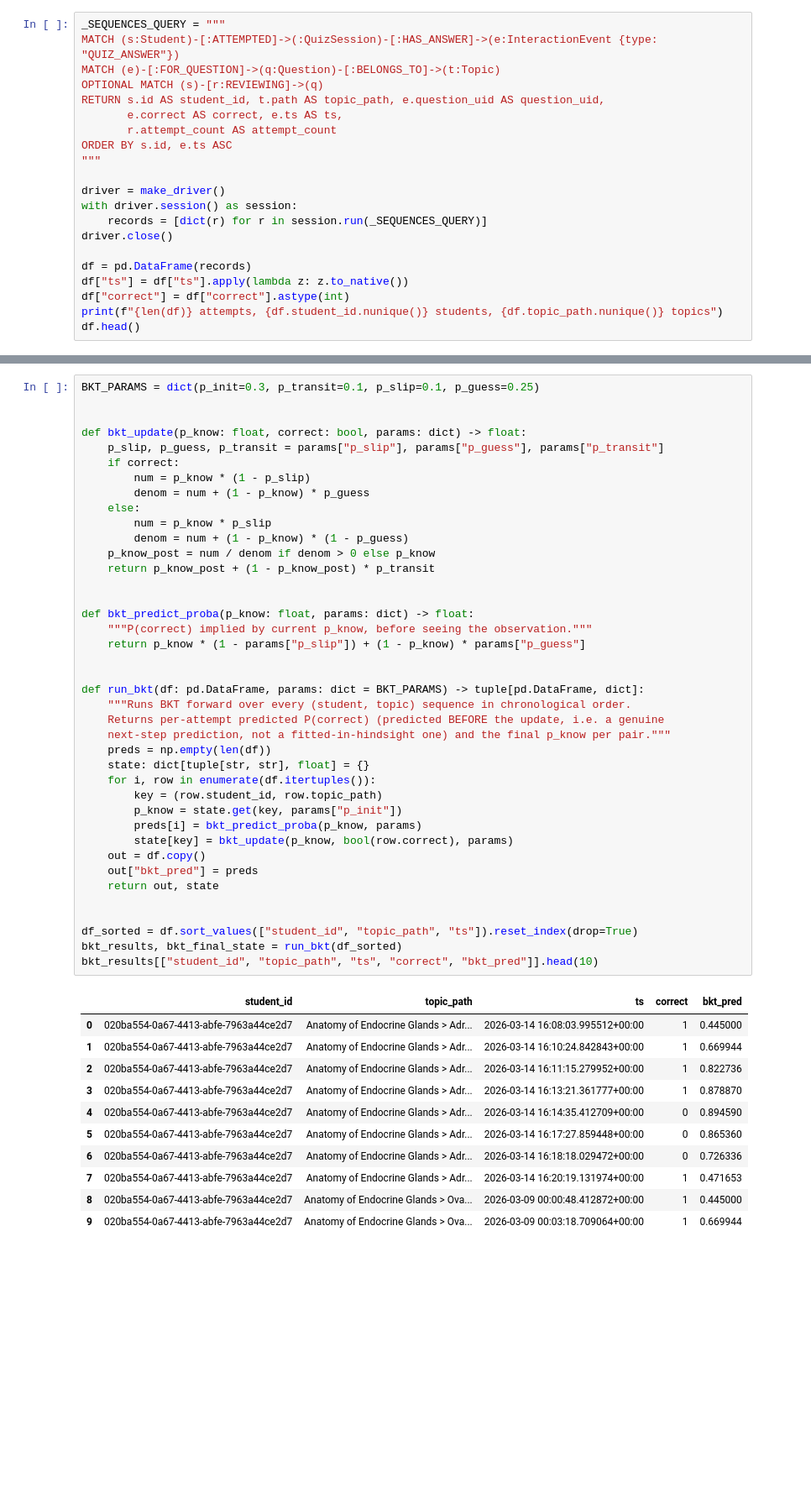
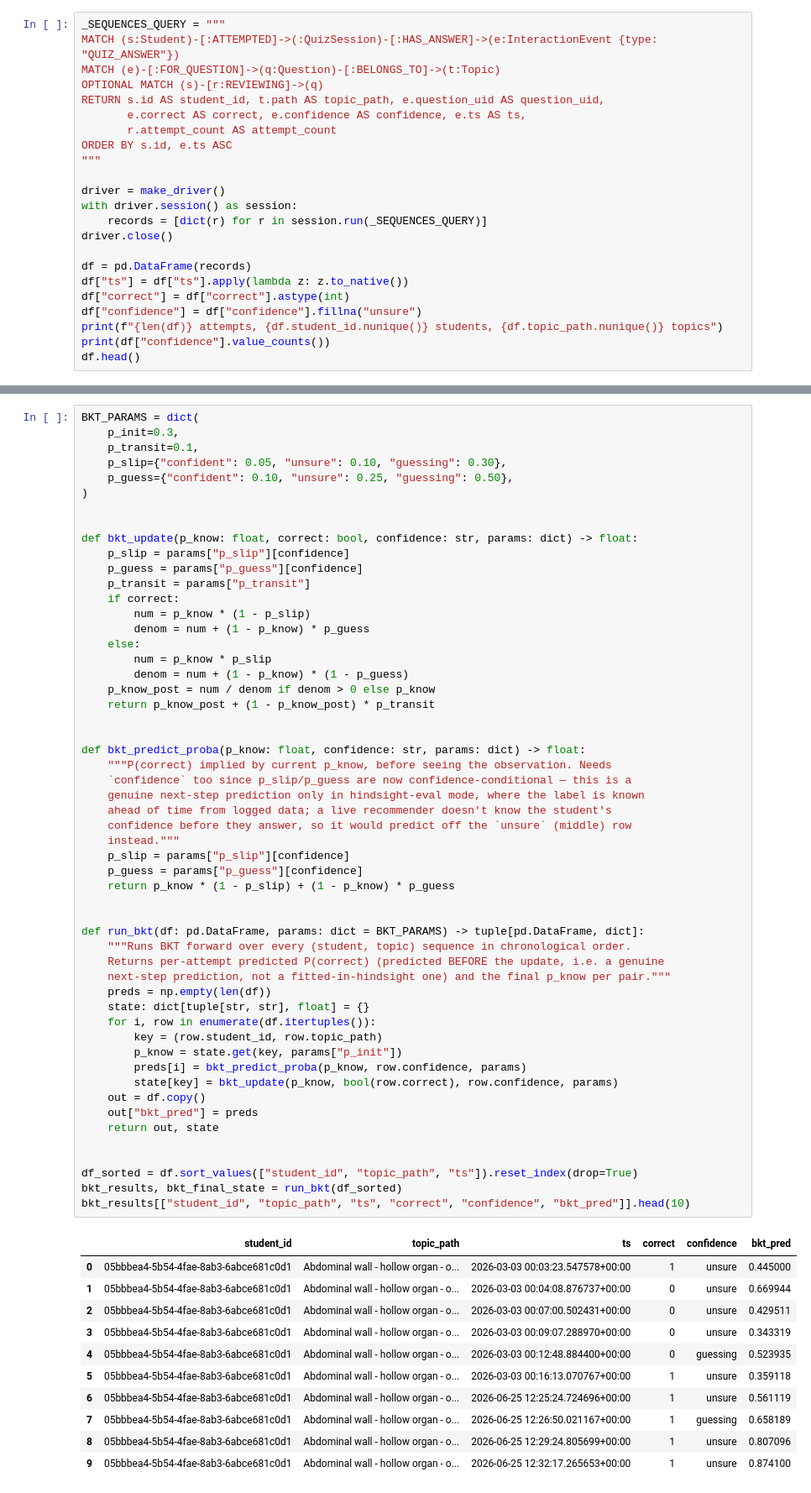
Before and after one commit to medical-uc/intelligent-tutoring-system-for-medical-student, a Jupyter notebook: notebooks/knowledge_tracing.ipynb, the cells around one changed output, grey strips where cells are left out. Shown at 84% size. Saved outputs shown, nothing was run; the diff lists cells and outputs as text; blank space fills up the shorter version.

```diff
--- a/notebooks/knowledge_tracing.ipynb
+++ b/notebooks/knowledge_tracing.ipynb
@@ -53,7 +53,7 @@ MATCH (s:Student)-[:ATTEMPTED]->(:QuizSession)-[:HAS_ANSWER]->(e:InteractionEven
 MATCH (e)-[:FOR_QUESTION]->(q:Question)-[:BELONGS_TO]->(t:Topic)
 OPTIONAL MATCH (s)-[r:REVIEWING]->(q)
 RETURN s.id AS student_id, t.path AS topic_path, e.question_uid AS question_uid,
-       e.correct AS correct, e.ts AS ts,
+       e.correct AS correct, e.confidence AS confidence, e.ts AS ts,
        r.attempt_count AS attempt_count
 ORDER BY s.id, e.ts ASC
 """
@@ -66,6 +66,8 @@ driver.close()
 df = pd.DataFrame(records)
 df["ts"] = df["ts"].apply(lambda z: z.to_native())
 df["correct"] = df["correct"].astype(int)
+df["confidence"] = df["confidence"].fillna("unsure")
 print(f"{len(df)} attempts, {df.student_id.nunique()} students, {df.topic_path.nunique()} topics")
+print(df["confidence"].value_counts())
 df.head()
 # %% [output]
@@ -129,55 +152,69 @@ the end.
 # %%
-BKT_PARAMS = dict(p_init=0.3, p_transit=0.1, p_slip=0.1, p_guess=0.25)
+BKT_PARAMS = dict(
+    p_init=0.3,
+    p_transit=0.1,
+    p_slip={"confident": 0.05, "unsure": 0.10, "guessing": 0.30},
+    p_guess={"confident": 0.10, "unsure": 0.25, "guessing": 0.50},
+)
 
 
-def bkt_update(p_know: float, correct: bool, params: dict) -> float:
-    p_slip, p_guess, p_transit = params["p_slip"], params["p_guess"], params["p_transit"]
+def bkt_update(p_know: float, correct: bool, confidence: str, params: dict) -> float:
+    p_slip = params["p_slip"][confidence]
+    p_guess = params["p_guess"][confidence]
+    p_transit = params["p_transit"]
     if correct:
         num = p_know * (1 - p_slip)
         denom = num + (1 - p_know) * p_guess
     else:
         num = p_know * p_slip
         denom = num + (1 - p_know) * (1 - p_guess)
     p_know_post = num / denom if denom > 0 else p_know
     return p_know_post + (1 - p_know_post) * p_transit
 
 
-def bkt_predict_proba(p_know: float, params: dict) -> float:
-    """P(correct) implied by current p_know, before seeing the observation."""
-    return p_know * (1 - params["p_slip"]) + (1 - p_know) * params["p_guess"]
+def bkt_predict_proba(p_know: float, confidence: str, params: dict) -> float:
+    """P(correct) implied by current p_know, before seeing the observation. Needs
+    `confidence` too since p_slip/p_guess are now confidence-conditional — this is a
+    genuine next-step prediction only in hindsight-eval mode, where the label is known
+    ahead of time from logged data; a live recommender doesn't know the student's
+    confidence before they answer, so it would predict off the `unsure` (middle) row
+    instead."""
+    p_slip = params["p_slip"][confidence]
+    p_guess = params["p_guess"][confidence]
+    return p_know * (1 - p_slip) + (1 - p_know) * p_guess
 
 
 def run_bkt(df: pd.DataFrame, params: dict = BKT_PARAMS) -> tuple[pd.DataFrame, dict]:
     """Runs BKT forward over every (student, topic) sequence in chronological order.
     Returns per-attempt predicted P(correct) (predicted BEFORE the update, i.e. a genuine
     next-step prediction, not a fitted-in-hindsight one) and the final p_know per pair."""
     preds = np.empty(len(df))
     state: dict[tuple[str, str], float] = {}
     for i, row in enumerate(df.itertuples()):
         key = (row.student_id, row.topic_path)
         p_know = state.get(key, params["p_init"])
-        preds[i] = bkt_predict_proba(p_know, params)
-        state[key] = bkt_update(p_know, bool(row.correct), params)
+        preds[i] = bkt_predict_proba(p_know, row.confidence, params)
+        state[key] = bkt_update(p_know, bool(row.correct), row.confidence, params)
     out = df.copy()
     out["bkt_pred"] = preds
     return out, state
 
 
 df_sorted = df.sort_values(["student_id", "topic_path", "ts"]).reset_index(drop=True)
 bkt_results, bkt_final_state = run_bkt(df_sorted)
-bkt_results[["student_id", "topic_path", "ts", "correct", "bkt_pred"]].head(10)
+bkt_results[["student_id", "topic_path", "ts", "correct", "confidence", "bkt_pred"]].head(10)
 # %% [output]
-|  | student_id | topic_path | ts | correct | bkt_pred |
-| 0 | 020ba554-0a67-4413-abfe-7963a44ce2d7 | Anatomy of Endocrine Glands > Adr... | 2026-03-14 16:08:03.995512+00:00 | 1 | 0.445000 |
-| 1 | 020ba554-0a67-4413-abfe-7963a44ce2d7 | Anatomy of Endocrine Glands > Adr... | 2026-03-14 16:10:24.842843+00:00 | 1 | 0.669944 |
-| 2 | 020ba554-0a67-4413-abfe-7963a44ce2d7 | Anatomy of Endocrine Glands > Adr... | 2026-03-14 16:11:15.279952+00:00 | 1 | 0.822736 |
-| 3 | 020ba554-0a67-4413-abfe-7963a44ce2d7 | Anatomy of Endocrine Glands > Adr... | 2026-03-14 16:13:21.361777+00:00 | 1 | 0.878870 |
-| 4 | 020ba554-0a67-4413-abfe-7963a44ce2d7 | Anatomy of Endocrine Glands > Adr... | 2026-03-14 16:14:35.412709+00:00 | 0 | 0.894590 |
-| 5 | 020ba554-0a67-4413-abfe-7963a44ce2d7 | Anatomy of Endocrine Glands > Adr... | 2026-03-14 16:17:27.859448+00:00 | 0 | 0.865360 |
-| 6 | 020ba554-0a67-4413-abfe-7963a44ce2d7 | Anatomy of Endocrine Glands > Adr... | 2026-03-14 16:18:18.029472+00:00 | 0 | 0.726336 |
-| 7 | 020ba554-0a67-4413-abfe-7963a44ce2d7 | Anatomy of Endocrine Glands > Adr... | 2026-03-14 16:20:19.131974+00:00 | 1 | 0.471653 |
-| 8 | 020ba554-0a67-4413-abfe-7963a44ce2d7 | Anatomy of Endocrine Glands > Ova... | 2026-03-09 00:00:48.412872+00:00 | 1 | 0.445000 |
-| 9 | 020ba554-0a67-4413-abfe-7963a44ce2d7 | Anatomy of Endocrine Glands > Ova... | 2026-03-09 00:03:18.709064+00:00 | 1 | 0.669944 |
+|  | student_id | topic_path | ts | correct | confidence | bkt_pred |
+| 0 | 05bbbea4-5b54-4fae-8ab3-6abce681c0d1 | Abdominal wall - hollow organ - o... | 2026-03-03 00:03:23.547578+00:00 | 1 | unsure | 0.445000 |
+| 1 | 05bbbea4-5b54-4fae-8ab3-6abce681c0d1 | Abdominal wall - hollow organ - o... | 2026-03-03 00:04:08.876737+00:00 | 0 | unsure | 0.669944 |
+| 2 | 05bbbea4-5b54-4fae-8ab3-6abce681c0d1 | Abdominal wall - hollow organ - o... | 2026-03-03 00:07:00.502431+00:00 | 0 | unsure | 0.429511 |
+| 3 | 05bbbea4-5b54-4fae-8ab3-6abce681c0d1 | Abdominal wall - hollow organ - o... | 2026-03-03 00:09:07.288970+00:00 | 0 | unsure | 0.343319 |
+| 4 | 05bbbea4-5b54-4fae-8ab3-6abce681c0d1 | Abdominal wall - hollow organ - o... | 2026-03-03 00:12:48.884400+00:00 | 0 | guessing | 0.523935 |
+| 5 | 05bbbea4-5b54-4fae-8ab3-6abce681c0d1 | Abdominal wall - hollow organ - o... | 2026-03-03 00:16:13.070767+00:00 | 1 | unsure | 0.359118 |
+| 6 | 05bbbea4-5b54-4fae-8ab3-6abce681c0d1 | Abdominal wall - hollow organ - o... | 2026-06-25 12:25:24.724696+00:00 | 1 | unsure | 0.561119 |
+| 7 | 05bbbea4-5b54-4fae-8ab3-6abce681c0d1 | Abdominal wall - hollow organ - o... | 2026-06-25 12:26:50.021167+00:00 | 1 | guessing | 0.658189 |
+| 8 | 05bbbea4-5b54-4fae-8ab3-6abce681c0d1 | Abdominal wall - hollow organ - o... | 2026-06-25 12:29:24.805699+00:00 | 1 | unsure | 0.807096 |
+| 9 | 05bbbea4-5b54-4fae-8ab3-6abce681c0d1 | Abdominal wall - hollow organ - o... | 2026-06-25 12:32:17.265653+00:00 | 1 | unsure | 0.874100 |
 # %%
 bkt_auc = roc_auc_score(bkt_results["correct"], bkt_results["bkt_pred"])
 bkt_ll = log_loss(bkt_results["correct"], bkt_results["bkt_pred"].clip(1e-4, 1 - 1e-4))
```
Also changed, not shown: parts of 8 cells of this notebook.
